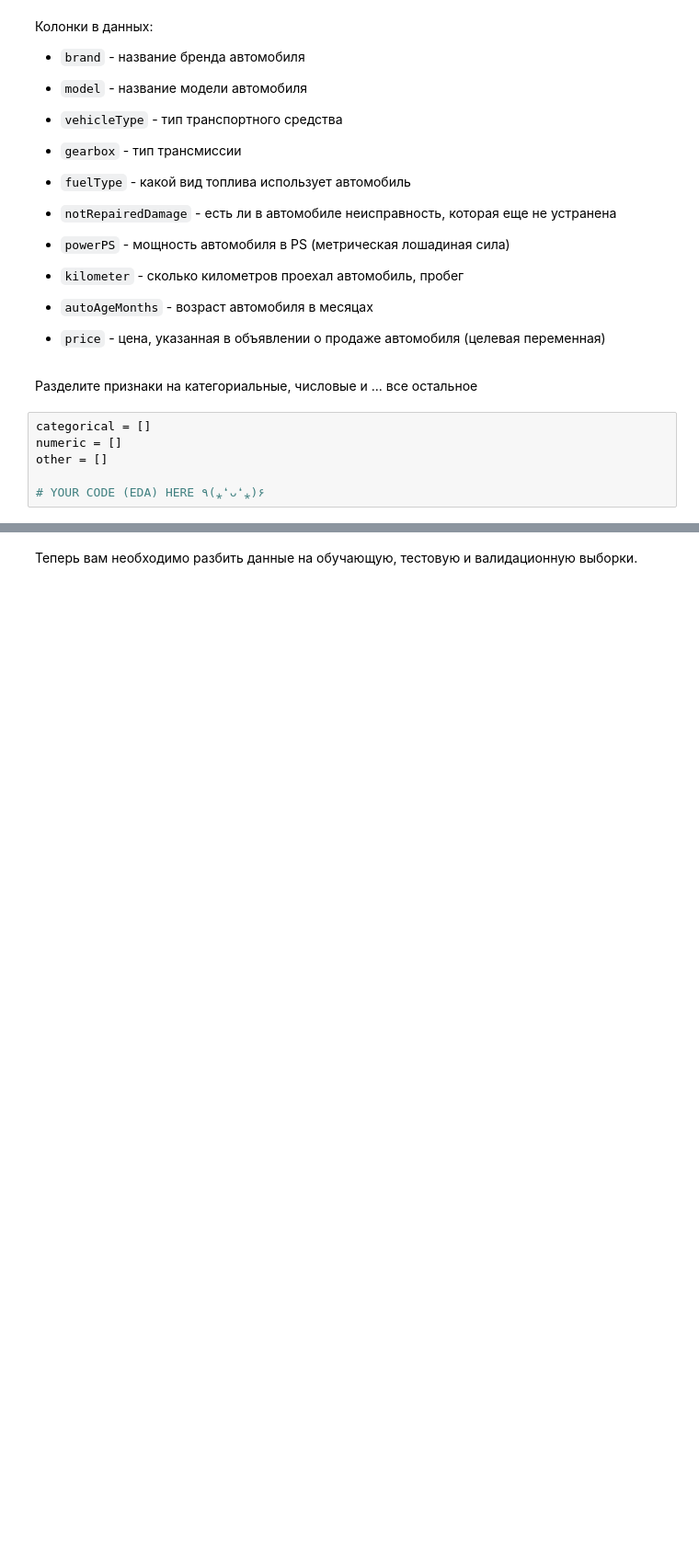
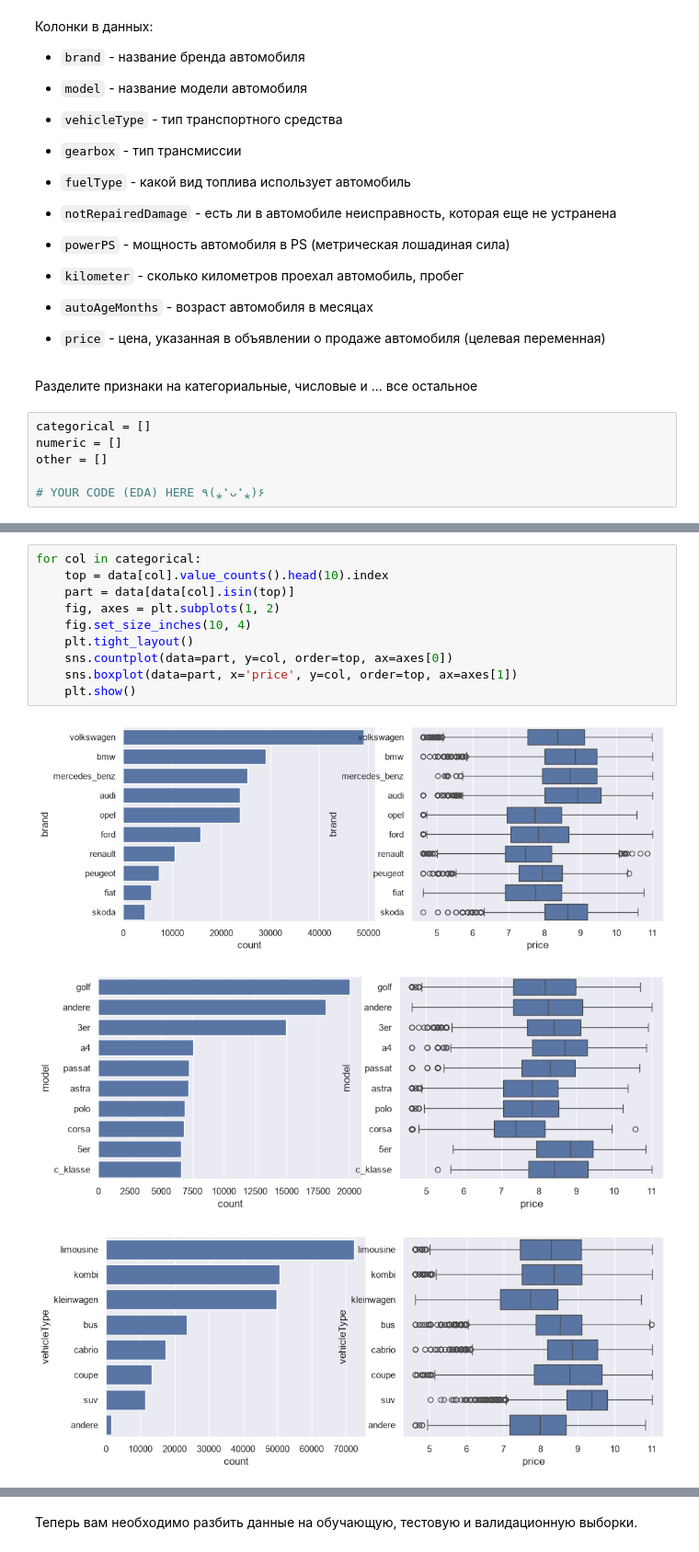
Before and after one commit to kkochetkov05/Data-driven-decision-making, a Jupyter notebook: HW№2/homework_practice_02_gd.ipynb, the cells around one changed output, grey strips where cells are left out. Shown at 92% size. Saved outputs shown, nothing was run; the diff lists cells and outputs as text; blank space fills up the shorter version.

```diff
--- a/HW№2/homework_practice_02_gd.ipynb
+++ b/HW№2/homework_practice_02_gd.ipynb
@@ -527,0 +593,14 @@ y = data['price']
+# %%
+for col in categorical:
+    top = data[col].value_counts().head(10).index
+    part = data[data[col].isin(top)]
+    fig, axes = plt.subplots(1, 2)
+    fig.set_size_inches(10, 4)
+    plt.tight_layout()
+    sns.countplot(data=part, y=col, order=top, ax=axes[0])
+    sns.boxplot(data=part, x='price', y=col, order=top, ax=axes[1])
+    plt.show()
+# %% [output]
+[figure, added]
+[figure, added]
+[figure, added]
```
Also changed, not shown: parts of 22 cells of this notebook, 4 other files.
